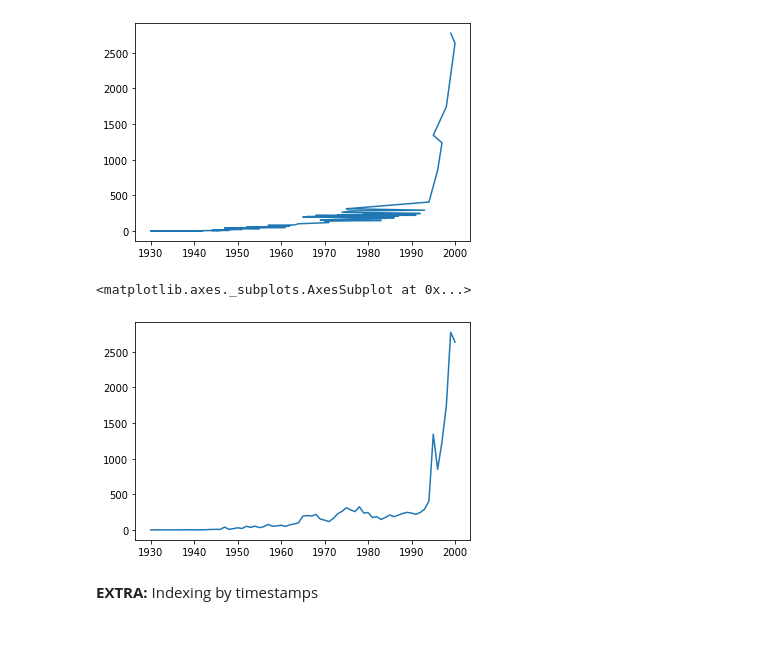
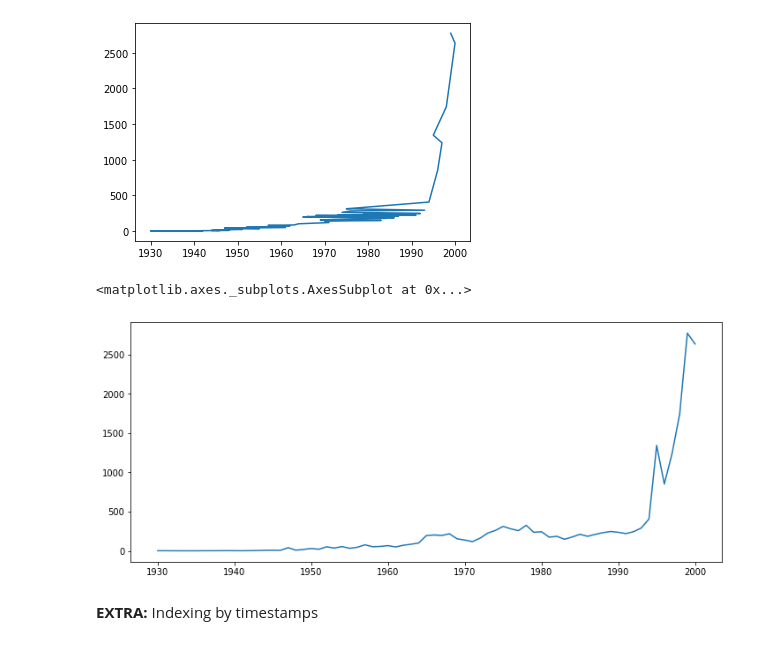
Before and after one commit to um-perez-alvaro/Data-Science-Practice-bis, a Jupyter notebook: Pandas and Matplotlib/Part III.ipynb, the cells around one changed output. Saved outputs shown, nothing was run; the diff lists cells and outputs as text; code cells hidden in the pictures.

```diff
--- a/Pandas and Matplotlib/Part III.ipynb
+++ b/Pandas and Matplotlib/Part III.ipynb
@@ -399,10 +533,10 @@ ufo.year.value_counts().plot()
 <matplotlib.axes._subplots.AxesSubplot at 0x...>
 [figure]
 # %%
-ufo.year.value_counts().sort_index().plot()
+ufo.year.value_counts().sort_index().plot(figsize=(12,5))
 # %% [output]
 <matplotlib.axes._subplots.AxesSubplot at 0x...>
-[figure, old version]
+[figure, new version]
 # %% [markdown]
 **EXTRA:** Indexing by timestamps
 # %% [markdown]
```
Also changed, not shown: parts of 16 cells of this notebook, 1 other file.
